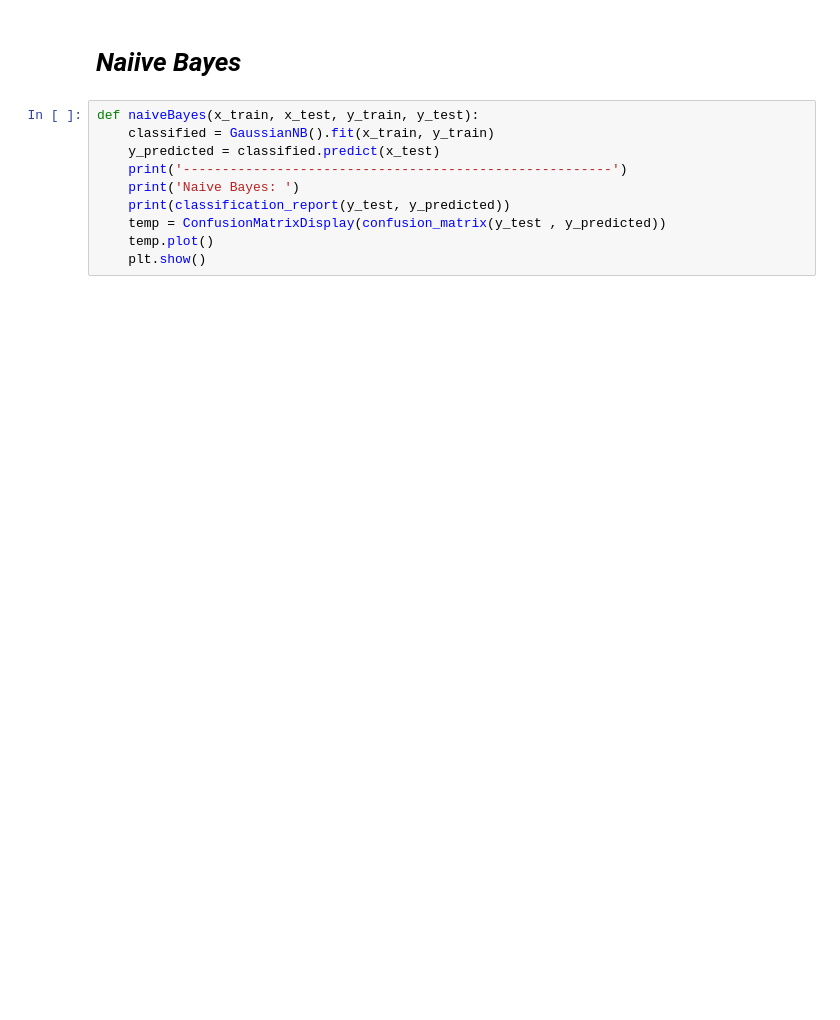
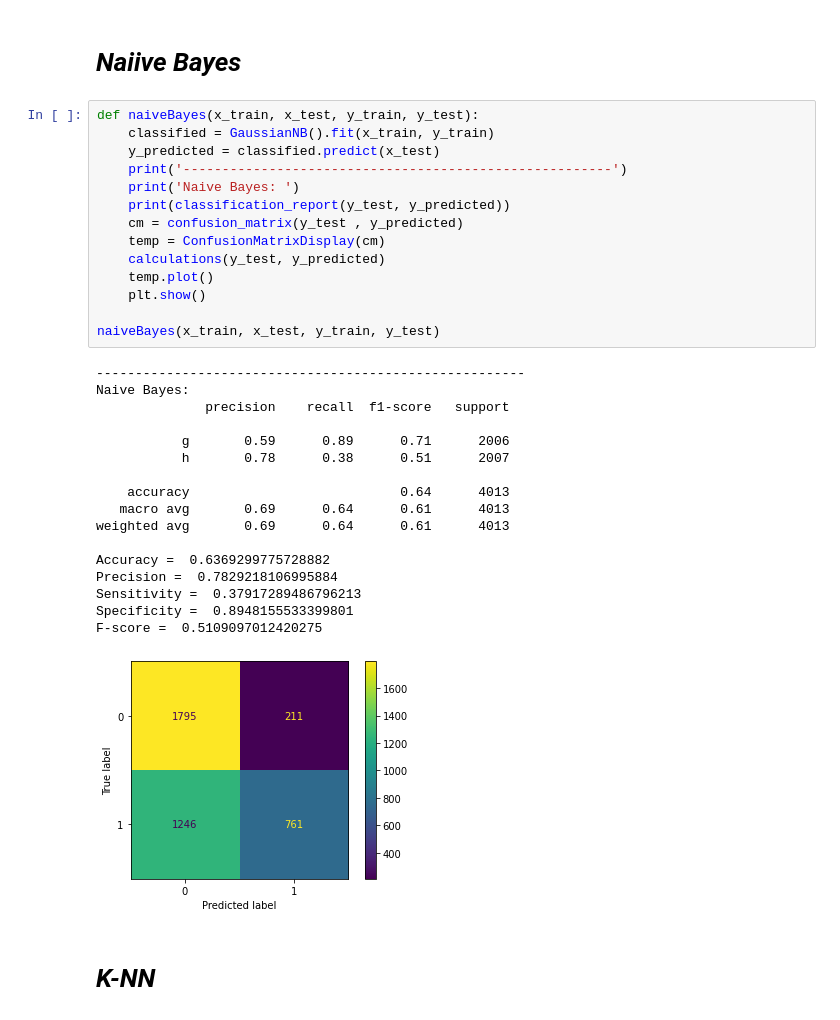
Before and after one commit to mariamabouelella/Data-Classification, a Jupyter notebook: DataClassification.ipynb, the cells around one changed output. Drawn from its saved outputs; the diff is of its cells as text; blank space fills up the shorter version.

```diff
--- a/DataClassification.ipynb
+++ b/DataClassification.ipynb
@@ -110,10 +162,34 @@ def decisionTree(x_train, x_test, y_train, y_test):
 # %%
 def naiveBayes(x_train, x_test, y_train, y_test):
     classified = GaussianNB().fit(x_train, y_train)
     y_predicted = classified.predict(x_test)
     print('-------------------------------------------------------')
     print('Naive Bayes: ')
     print(classification_report(y_test, y_predicted))
-    temp = ConfusionMatrixDisplay(confusion_matrix(y_test , y_predicted))
+    cm = confusion_matrix(y_test , y_predicted)
+    temp = ConfusionMatrixDisplay(cm)
+    calculations(y_test, y_predicted)
     temp.plot()
     plt.show()
+
+naiveBayes(x_train, x_test, y_train, y_test)
+# %% [output]
+-------------------------------------------------------
+Naive Bayes:
+              precision    recall  f1-score   support
+
+           g       0.59      0.89      0.71      2006
+           h       0.78      0.38      0.51      2007
+
+    accuracy                           0.64      4013
+   macro avg       0.69      0.64      0.61      4013
+weighted avg       0.69      0.64      0.61      4013
+
+Accuracy =  0.6369299775728882
+Precision =  0.7829218106995884
+Sensitivity =  0.37917289486796213
+Specificity =  0.8948155533399801
+F-score =  0.5109097012420275
+[figure, added]
+# %% [markdown]
+# ***K-NN***
```
Also changed, not shown: parts of 24 cells of this notebook.
